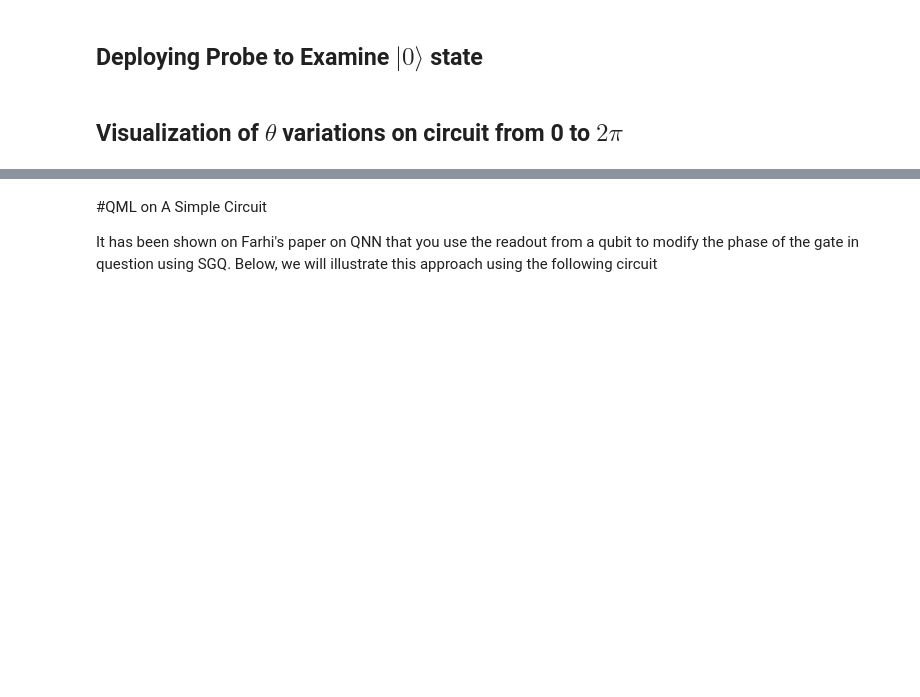
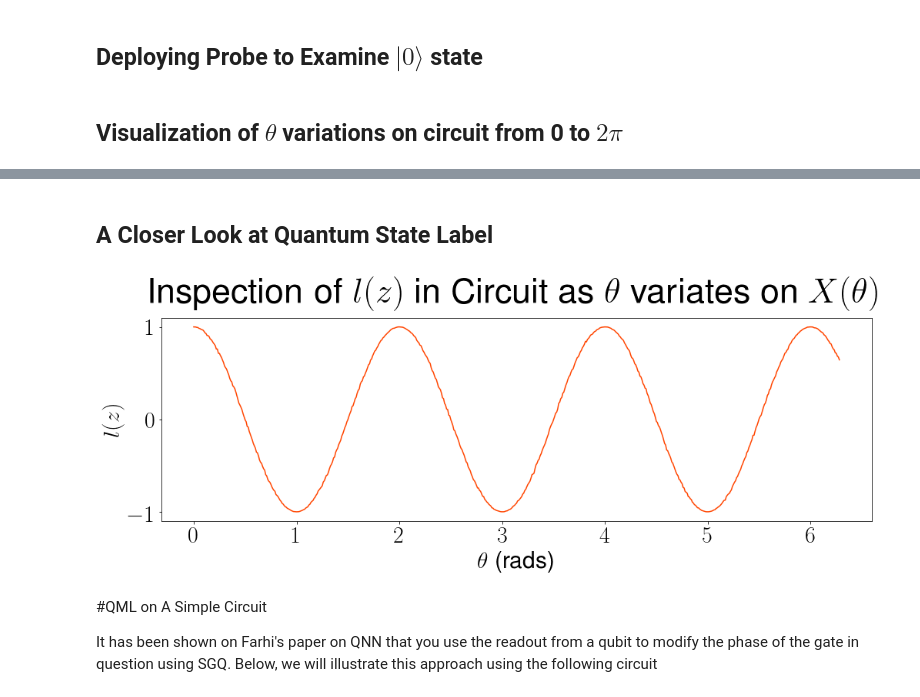
Before and after one commit to enriqueasegura/Quantum-X, a Jupyter notebook: QMLHEP_Task.ipynb, the cells around one changed output, grey strips where cells are left out. Cells and saved outputs as stored; diff of their text form; code cells hidden in the pictures; blank space fills up the shorter version.

```diff
--- a/QMLHEP_Task.ipynb
+++ b/QMLHEP_Task.ipynb
@@ -360,3 +386,21 @@ findfont: Font family ['sans-serif'] not found. Falling back to DejaVu Sans.
+# %% [markdown]
+## A Closer Look at Quantum State Label
+# %%
+plt.figure(figsize=(15,5))
+
+plt.plot(angle_arr, test_zero_pop[-2], color='orangered')
+
+plt.title(r'Inspection of  $\l(z)$ in Circuit as $\theta$ variates on $X(\theta)$', fontsize=45)
+
+
+plt.ylabel(r'$l(z)$', fontsize=30)
+plt.xlabel(r'$\theta$ (rads)', fontsize=30)
+plt.tick_params(labelsize=30)
+
+plt.tight_layout()
+plt.subplots_adjust(top=.95)
+# %% [output]
+[figure, added]
 # %% [markdown]
 #QML on A Simple Circuit
 
```
Also changed, not shown: parts of 13 cells of this notebook.
